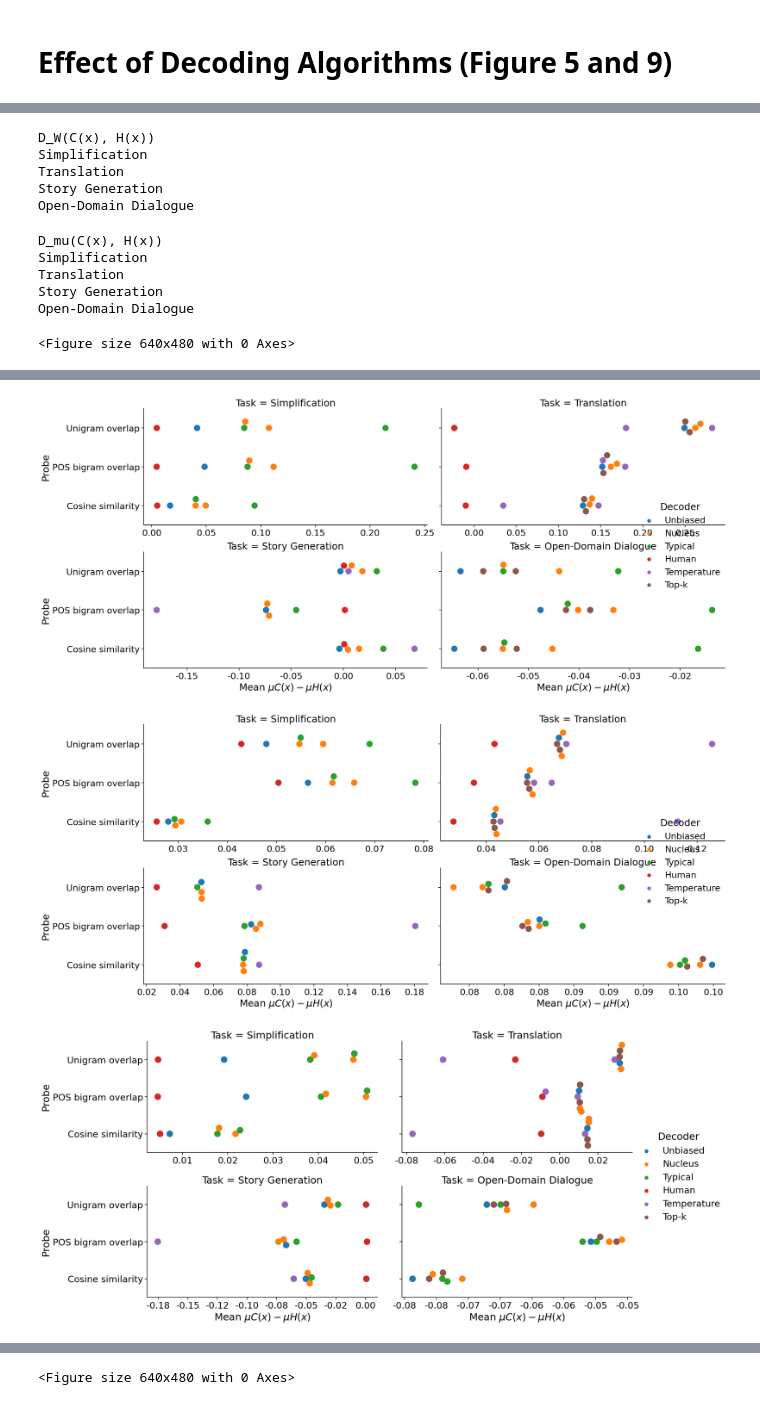
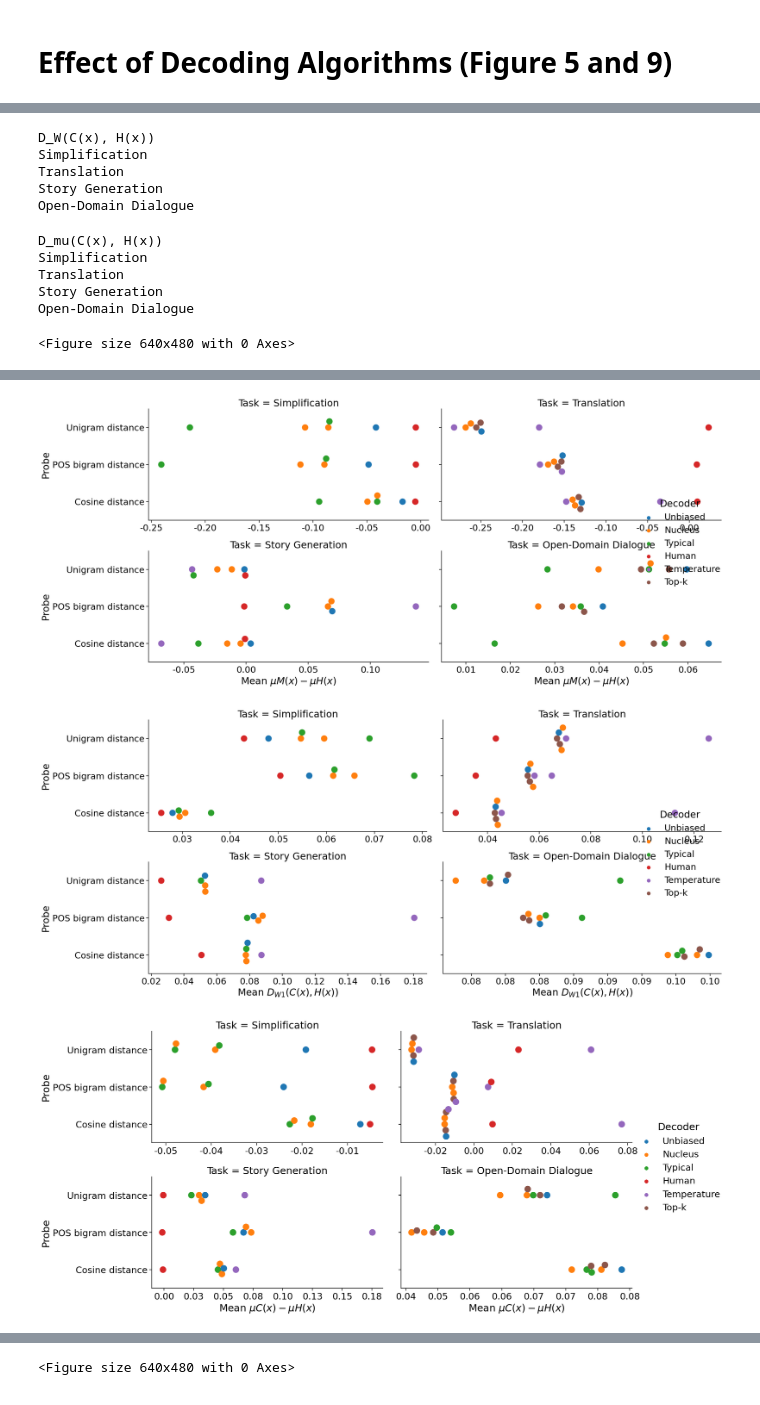
Before and after one commit to dmg-illc/nlg-uncertainty-probes, a Jupyter notebook: fitness_analysis.ipynb, the cells around one changed output, grey strips where cells are left out. Cells and saved outputs as stored; diff of their text form; code cells hidden in the pictures.

```diff
--- a/fitness_analysis.ipynb
+++ b/fitness_analysis.ipynb
@@ -128,6 +129,9 @@ def construct_df(fpaths):
     df = pd.DataFrame(data=scores, columns=column_names)
     df = df.astype(schema)
 
+    # From similarity/overlap to distance
+    df["score_value"] = 1 - df["score_value"]
+
     # Prettify names
     df["cand_system"] = df['cand_system'].replace(
         {'val':'human', "dev": "human", "test": "human", "wmt14-en-de": "human"}
@@ -141,13 +145,13 @@ def construct_df(fpaths):
         }
     )
     score_mapping = {
-            '1gram_overlap_yy': "Unigram overlap",
-            '1gram_pos_overlap_yy': "POS unigram overlap",
-            '2gram_overlap_yy': "Bigram overlap",
-            '2gram_pos_overlap_yy': "POS bigram overlap",
-            '3gram_overlap_yy': "Trigram overlap",
-            '3gram_pos_overlap_yy': "POS trigram overlap",
-            'cosine_similarity_yy': "Cosine similarity"
+            '1gram_overlap_yy': "Unigram distance",
+            '1gram_pos_overlap_yy': "POS unigram distance",
+            '2gram_overlap_yy': "Bigram distance",
+            '2gram_pos_overlap_yy': "POS bigram distance",
+            '3gram_overlap_yy': "Trigram distance",
+            '3gram_pos_overlap_yy': "POS trigram distance",
+            'cosine_similarity_yy': "Cosine distance"
     }
     df["score_name"] = df['score_name'].replace(score_mapping)
     return df
@@ -329,10 +339,10 @@ for comparison in [
         print(setting_name)
         for task in tasks:
             print(task)
-            df_similarity_scores = df_C if comparison == "cross" else df_M
+            df_distance_scores = df_C if comparison == "cross" else df_M
             task_mean_divergence = conditional_fitness(
                 df_H[df_H["task"]==task],
-                df_similarity_scores[df_similarity_scores["task"]==task],
+                df_distance_scores[df_distance_scores["task"]==task],
                 x_min=0,
                 x_max=1,
                 do_control=False if task == "Open-Domain Dialogue" else True # too little references
@@ -345,7 +355,7 @@ for comparison in [
             task_melted_mean_diverence = pd.melt(
                 task_mean_divergence,
                 id_vars=["Model"],
-                value_vars=["Unigram overlap", "POS bigram overlap", "Cosine similarity"],
+                value_vars=["Unigram distance", "POS bigram distance", "Cosine distance"],
                 value_name=f'Mean {setting_name}',
                 var_name='Probe',
             )
@@ -377,26 +387,26 @@ for comparison in [
                 col_wrap=2,
                 s=15
             )
-            if key == "D_W(M(x), H(x))":
+            if setting_name == "D_W(M(x), H(x))":
                 fg.set_xlabels(r"Mean $D_{W1}(M(x), H(x))$")
-            elif key == "D_mu(M(x), H(x))":
+            elif setting_name == "D_mu(M(x), H(x))":
                 fg.set_xlabels(r"Mean $\mu M(x) - \mu H(x)$")
-            elif key == "D_W(C(x), H(x))":
+            elif setting_name == "D_W(C(x), H(x))":
                 fg.set_xlabels(r"Mean $D_{W1}(C(x), H(x))$")
-            elif key == "D_mu(C(x), H(x))":
+            elif setting_name == "D_mu(C(x), H(x))":
                 fg.set_xlabels(r"Mean $\mu C(x) - \mu H(x)$")
             for ax in fg.axes.flat:
-                ax.xaxis.set_major_formatter(tkr.FuncFormatter(lambda y, p: f'{y:.2f}'))
+                ax.xaxis.set_major_formatter(FuncFormatter(lambda y, p: f'{y:.2f}'))
 
         # Save figures and table to disk
-        # latex_table = df_mean_divergences.\
-        # set_index(df_mean_divergences.Model)[["Probe", f"Mean {setting_name}", "Task"]].\
-        # to_latex(caption=f"Mean {setting_name} results for different decoding parameters.")
-        # output_fname = f"{plot_dir}/decoders_{setting_name}"
-        # fg.savefig(f"{output_fname}.png")
-        # with open(f'{output_fname}.txt', 'w') as f:
-        #     f.write(latex_table)
-        # stored_results[f"{setting_name}"] = df_mean_divergences
+        latex_table = df_mean_divergences.\
+        set_index(df_mean_divergences.Model)[["Probe", f"Mean {setting_name}", "Task"]].\
+        to_latex(caption=f"Mean {setting_name} results for different decoding parameters.")
+        output_fname = f"{plot_dir}/decoders_{setting_name}"
+        fg.savefig(f"{output_fname}.png")
+        with open(f'{output_fname}.txt', 'w') as f:
+            f.write(latex_table)
+        stored_results[f"{setting_name}"] = df_mean_divergences
 # %% [output]
 D_W(M(x), H(x))
 Simplification
@@ -423,4 +433,4 @@ Open-Domain Dialogue
-[figure, old version]
+[figure, new version]
-[figure, old version]
+[figure, new version]
-[figure, old version]
+[figure, new version]
 # %% [markdown]
```
Also changed, not shown: parts of 13 cells of this notebook.
